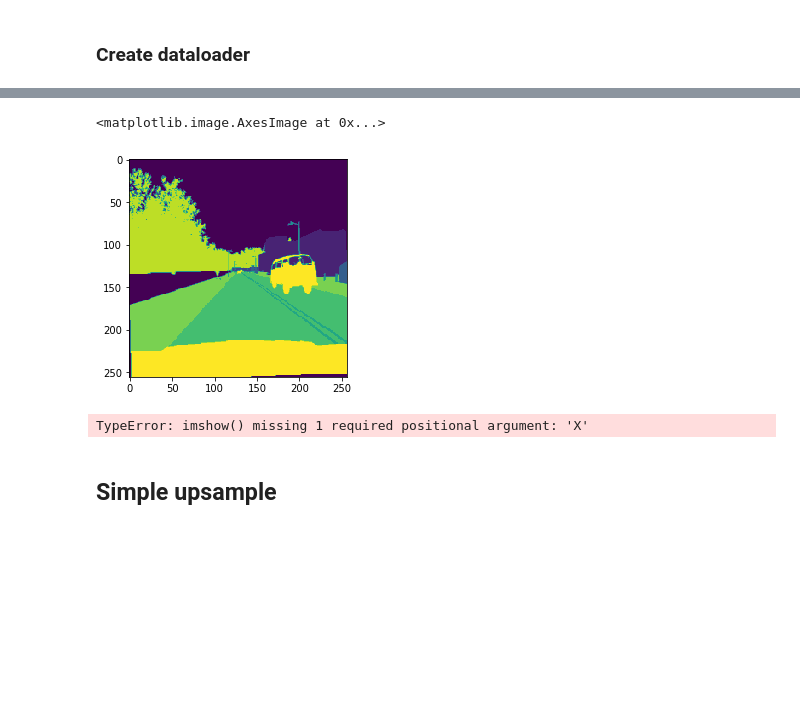
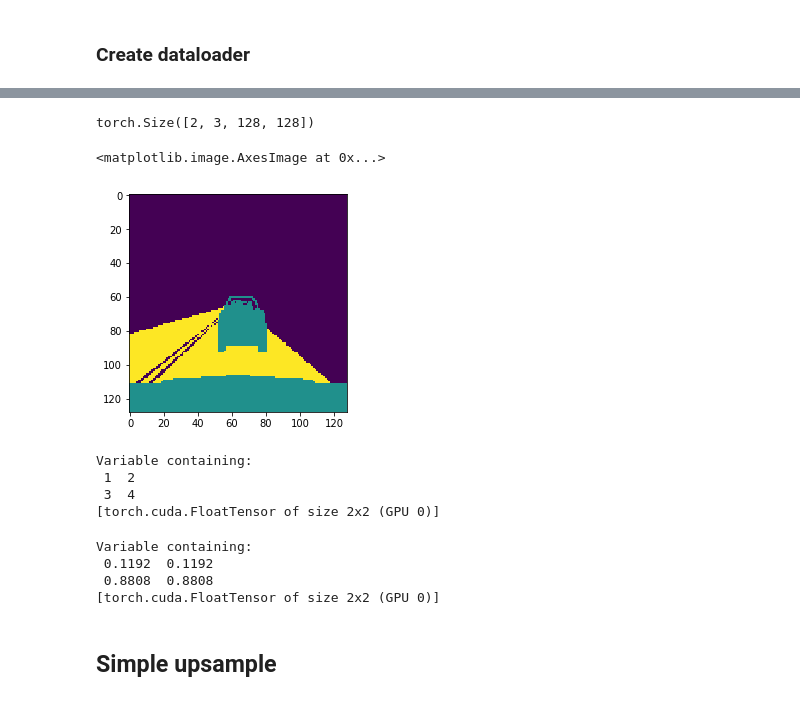
Before and after one commit to bearpelican/lyft-perception-challenge, a Jupyter notebook: workspace/Example/lyft-unet-train.ipynb, the cells around one changed output, grey strips where cells are left out. Saved outputs shown, nothing was run; the diff lists cells and outputs as text; code cells hidden in the pictures; blank space fills up the shorter version.

```diff
--- a/workspace/Example/carvana-unet-lrg.ipynb
+++ b/workspace/Example/lyft-unet-train.ipynb
@@ -80,7 +60,9 @@ def open_y_image(fn):
         try:
             im = cv2.imread(str(fn), flags)
             if im is None: raise OSError(f'File not recognized by opencv: {fn}')
-            return np.dstack((im[:,:,2]==ROADS, im[:,:,2]==VEHICLES, im[:,:,2]))
+#             return cv2.cvtColor(im, cv2.COLOR_BGR2RGB)
+#             return np.dstack((im[:,:,2]==ROADS, im[:,:,2]==VEHICLES, (im[:,:,2]!=VEHICLES) & (im[:,:,2]!=ROADS))).astype(np.float32)
+            return convert_y(im)
         except Exception as e:
             raise OSError('Error handling image at: {}'.format(fn)) from e
 # %%
@@ -91,7 +73,14 @@ class MatchedFilesDataset(FilesDataset):
         super().__init__(fnames, transform, path)
     def get_y(self, i):
         return open_y_image(os.path.join(self.path, self.y[i]))
-    def get_c(self): return 0
+    def get_c(self): return 3
+    def get(self, tfm, x, y):
+        x,y = super().get(tfm, x, y)
+#         print(np.mean(y[0,:,:]))
+#         print(np.mean(y[2,:,:]))
+#         y = np.stack((y[0,:,:]==ROADS, y[0,:,:]==VEHICLES, (y[0,:,:]!=VEHICLES) & (y[0,:,:]!=ROADS)))
+        y = y[0].astype(np.int)
+        return x,y.reshape(-1)
 # %%
 x_names = np.array(glob(str(PATH/TRAIN_DN/'*.png')))
 y_names = np.array(glob(str(PATH/MASKS_DN/'*.png')))
@@ -98,3 +106,5 @@ y_names = np.array(glob(str(PATH/MASKS_DN/'*.png')))
+# %%
+bs=2
 # %%
 VEHICLES=10
 ROADS=7
@@ -170,7 +119,7 @@ aug_tfms = [RandomRotate(4, tfm_y=TfmType.CLASS),
 tfms = tfms_from_model(resnet34, sz, crop_type=CropType.NO, tfm_y=TfmType.PIXEL, aug_tfms=aug_tfms)
 # tfms = tfms_from_model(resnet34, sz, crop_type=CropType.NO, tfm_y=TfmType.CLASS, aug_tfms=aug_tfms)
 datasets = ImageData.get_ds(MatchedFilesDataset, (trn_x,trn_y), (val_x,val_y), tfms, path='')
-md = ImageData(PATH, datasets, bs, num_workers=16, classes=None)
+md = ImageData(PATH, datasets, bs, num_workers=7, classes=None)
 denorm = md.trn_ds.denorm
 # %%
 x,y = next(iter(md.trn_dl))
@@ -181,5 +136,9 @@ x.shape,y.shape
+# %%
+output.shape
+# %% [output]
+torch.Size([2, 3, 128, 128])
 # %%
-plt.imshow(y[0][2])
+plt.imshow(y[1].view(128,128))
 # %% [output]
 <matplotlib.image.AxesImage at 0x...>
-[figure, old version]
+[figure, new version]
@@ -188,4 +144,0 @@ a = y[0]
-# %%
-plt.imshow()
-# %% [output]
-TypeError: imshow() missing 1 required positional argument: 'X'
@@ -192,3 +147,17 @@ TypeError: imshow() missing 1 required positional argument: 'X'
+# %%
+test
+# %% [output]
+Variable containing:
+ 1  2
+ 3  4
+[torch.cuda.FloatTensor of size 2x2 (GPU 0)]
+# %%
+F.softmax(test, dim=0)
+# %% [output]
+Variable containing:
+ 0.1192  0.1192
+ 0.8808  0.8808
+[torch.cuda.FloatTensor of size 2x2 (GPU 0)]
 # %% [markdown]
 ## Simple upsample
 # %%
```
Also changed, not shown: parts of 45 cells of this notebook, 8 other files.
